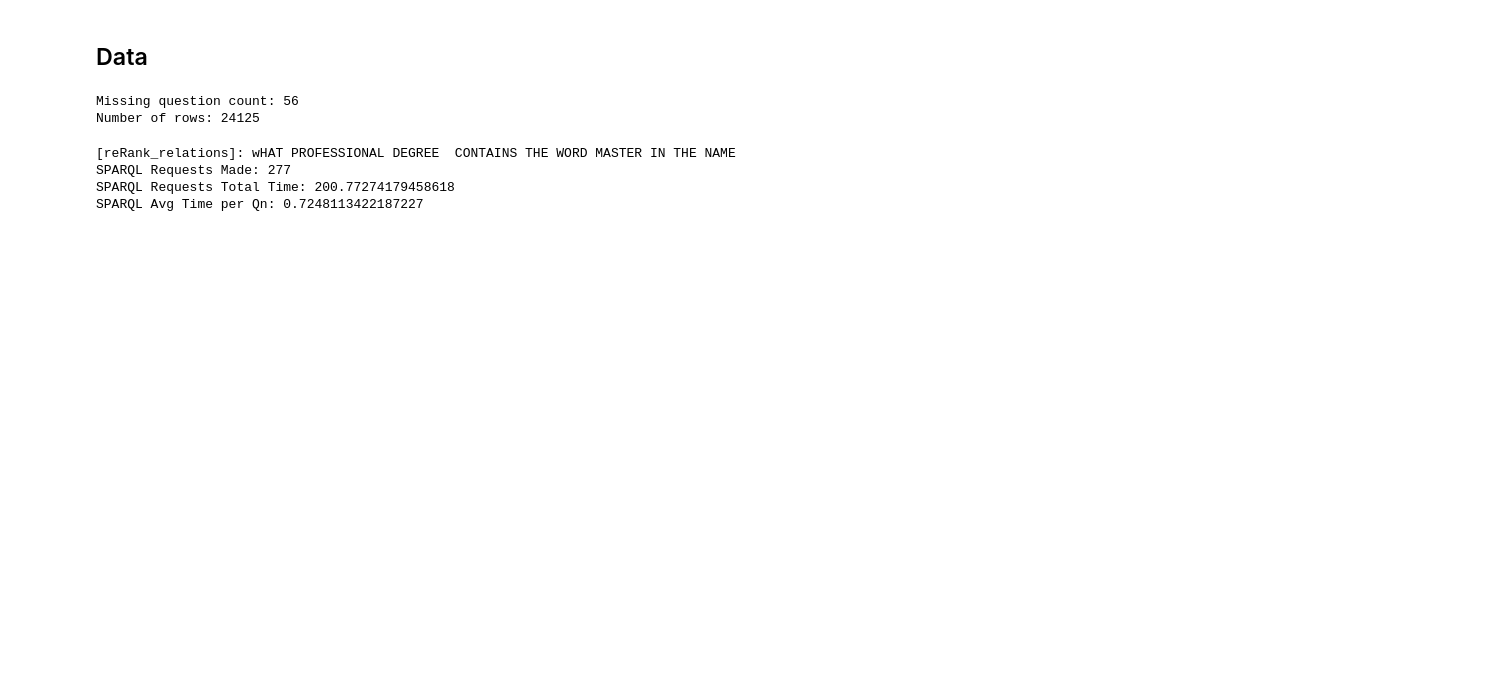
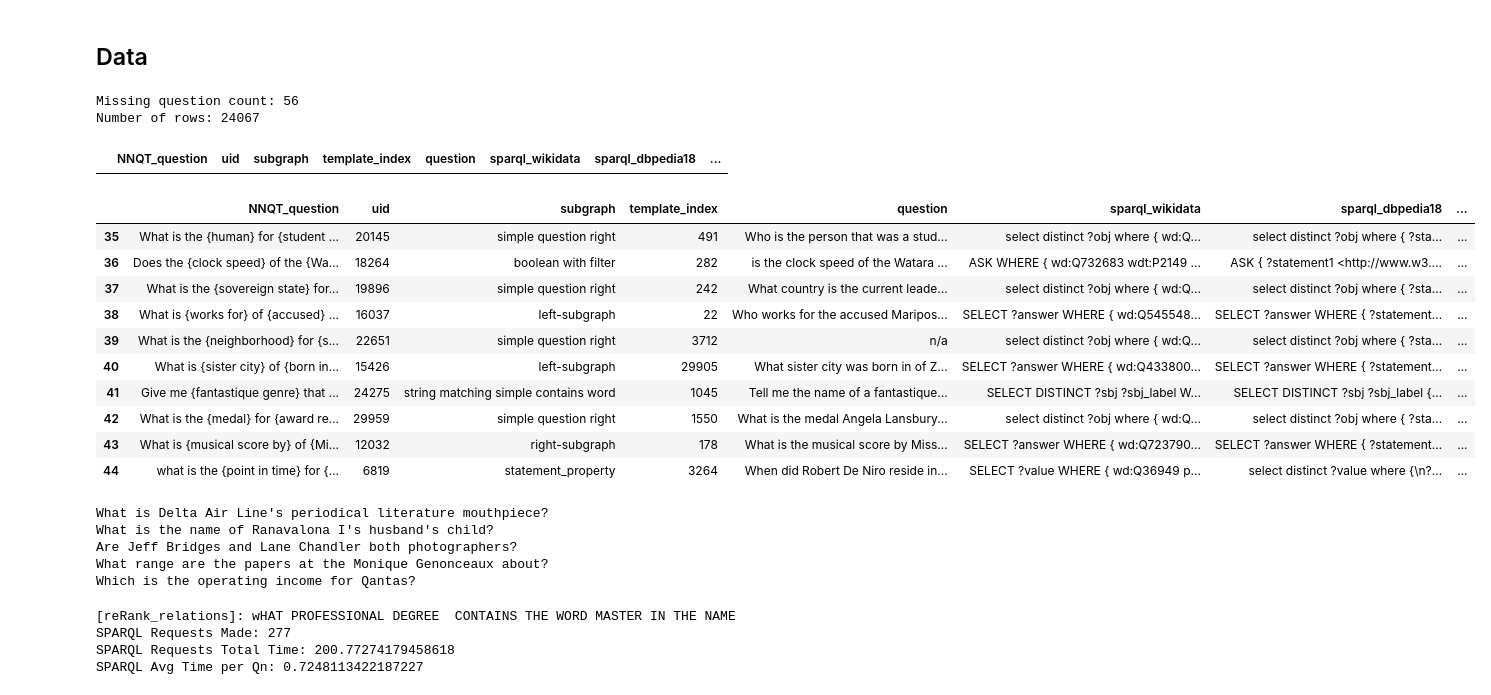
Before and after one commit to drustanyjt/falcon2.0, a Jupyter notebook: pipeline1.ipynb, the cells around one changed output. Drawn from its saved outputs; the diff is of its cells as text; code cells hidden in the pictures; blank space fills up the shorter version.

```diff
--- a/pipeline1.ipynb
+++ b/pipeline1.ipynb
@@ -88,19 +110,48 @@ for item in data_dict:
   if item["sparql_wikidata"] == None:
     raise Exception
 
+
+  if len(paraphrased_question) > 2000:
+    paraphrased_question = question
   item["new_question"] = paraphrased_question if len(paraphrased_question) > 2 and paraphrased_question != [] else question
 
 print("Missing question count:", count)
 
 df = pd.DataFrame.from_dict(data_dict)
 df = df.dropna(axis=0, subset=['new_question'])
+df = df[~df.question.isin(['n/a', None, 'none', 'None'])]
 n_entries = len(df)
 print("Number of rows:", n_entries)
 # %% [output]
 Missing question count: 56
-Number of rows: 24125
+Number of rows: 24067
 # %%
-assert(len(df[df.sparql_wikidata.isna()]) == 0)
+assert(len(df[df.question.isna()]) == 0)
+# %% [output]
+|  | NNQT_question | uid | subgraph | template_index | question | sparql_wikidata | sparql_dbpedia18 | ... |
+# %%
+df.iloc[35:45,:]
+# %% [output]
+|  | NNQT_question | uid | subgraph | template_index | question | sparql_wikidata | sparql_dbpedia18 | ... |
+| 35 | What is the {human} for {student ... | 20145 | simple question right | 491 | Who is the person that was a stud... | select distinct ?obj where { wd:Q... | select distinct ?obj where { ?sta... | ... |
+| 36 | Does the {clock speed} of the {Wa... | 18264 | boolean with filter | 282 | is the clock speed of the Watara ... | ASK WHERE { wd:Q732683 wdt:P2149 ... | ASK { ?statement1 <http://www.w3.... | ... |
+| 37 | What is the {sovereign state} for... | 19896 | simple question right | 242 | What country is the current leade... | select distinct ?obj where { wd:Q... | select distinct ?obj where { ?sta... | ... |
+| 38 | What is {works for} of {accused} ... | 16037 | left-subgraph | 22 | Who works for the accused Maripos... | SELECT ?answer WHERE { wd:Q545548... | SELECT ?answer WHERE { ?statement... | ... |
+| 39 | What is the {neighborhood} for {s... | 22651 | simple question right | 3712 | n/a | select distinct ?obj where { wd:Q... | select distinct ?obj where { ?sta... | ... |
+| 40 | What is {sister city} of {born in... | 15426 | left-subgraph | 29905 | What sister city was born in of Z... | SELECT ?answer WHERE { wd:Q433800... | SELECT ?answer WHERE { ?statement... | ... |
+| 41 | Give me {fantastique genre} that ... | 24275 | string matching simple contains word | 1045 | Tell me the name of a fantastique... | SELECT DISTINCT ?sbj ?sbj_label W... | SELECT DISTINCT ?sbj ?sbj_label {... | ... |
+| 42 | What is the {medal} for {award re... | 29959 | simple question right | 1550 | What is the medal Angela Lansbury... | select distinct ?obj where { wd:Q... | select distinct ?obj where { ?sta... | ... |
+| 43 | What is {musical score by} of {Mi... | 12032 | right-subgraph | 178 | What is the musical score by Miss... | SELECT ?answer WHERE { wd:Q723790... | SELECT ?answer WHERE { ?statement... | ... |
+| 44 | what is the {point in time} for {... | 6819 | statement_property | 3264 | When did Robert De Niro reside in... | SELECT ?value WHERE { wd:Q36949 p... | select distinct ?value where {\n?... | ... |
+# %%
+for data in df[0:5].iterrows():
+    print(data[1].new_question)
+# %% [output]
+What is Delta Air Line's periodical literature mouthpiece?
+What is the name of Ranavalona I's husband's child?
+Are Jeff Bridges and Lane Chandler both photographers?
+What range are the papers at the Monique Genonceaux about?
+Which is the operating income for Qantas?
 # %%
 responses = []
 batch_qns = []
```
Also changed, not shown: parts of 4 cells of this notebook, 9 other files.
